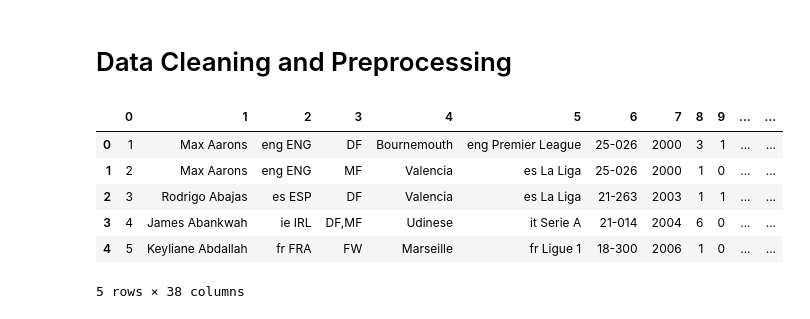
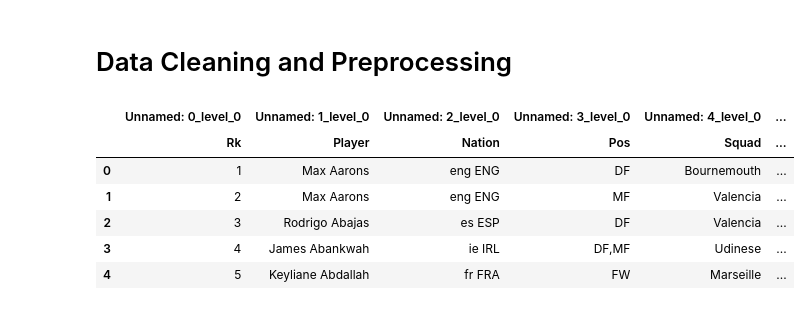
Before and after one commit to DarthJkid/FBREF_Analysis, a Jupyter notebook: Top_Five_Leagues_Player_Analysis.ipynb, the cells around one changed output. Saved outputs shown, nothing was run; the diff lists cells and outputs as text; code cells hidden in the pictures.

```diff
--- a/Top_Five_Leagues_Player_Analysis.ipynb
+++ b/Top_Five_Leagues_Player_Analysis.ipynb
@@ -38,19 +38,13 @@ df
 # %% [markdown]
 # Data Cleaning and Preprocessing
-# %%
-#df.columns = ['_'.join(str(c) for c in col).strip() for col in df.columns.values]
-#df.head()
-# Reset column names to a simple range
-df.columns = range(df.shape[1])
-
-# Apply the desired naming logic
-df.columns = ['_'.join(str(c) for c in col).strip() if isinstance(col, tuple) else str(col).strip() for col in df.columns]
-df.head()
-# %% [output]
-|  | 0 | 1 | 2 | 3 | 4 | 5 | 6 | 7 | 8 | 9 | ... | ... |
-| 0 | 1 | Max Aarons | eng ENG | DF | Bournemouth | eng Premier League | 25-026 | 2000 | 3 | 1 | ... | ... |
-| 1 | 2 | Max Aarons | eng ENG | MF | Valencia | es La Liga | 25-026 | 2000 | 1 | 0 | ... | ... |
-| 2 | 3 | Rodrigo Abajas | es ESP | DF | Valencia | es La Liga | 21-263 | 2003 | 1 | 1 | ... | ... |
-| 3 | 4 | James Abankwah | ie IRL | DF,MF | Udinese | it Serie A | 21-014 | 2004 | 6 | 0 | ... | ... |
-| 4 | 5 | Keyliane Abdallah | fr FRA | FW | Marseille | fr Ligue 1 | 18-300 | 2006 | 1 | 0 | ... | ... |
-5 rows × 38 columns
+# %%
+df = pd.read_html('https://fbref.com/en/comps/Big5/stats/players/Big-5-European-Leagues-Stats', attrs={'id': 'stats_standard'})[0]
+df.head()
+# %% [output]
+|  | Unnamed: 0_level_0 | Unnamed: 1_level_0 | Unnamed: 2_level_0 | Unnamed: 3_level_0 | Unnamed: 4_level_0 | ... |
+|  | Rk | Player | Nation | Pos | Squad | ... |
+| 0 | 1 | Max Aarons | eng ENG | DF | Bournemouth | ... |
+| 1 | 2 | Max Aarons | eng ENG | MF | Valencia | ... |
+| 2 | 3 | Rodrigo Abajas | es ESP | DF | Valencia | ... |
+| 3 | 4 | James Abankwah | ie IRL | DF,MF | Udinese | ... |
+| 4 | 5 | Keyliane Abdallah | fr FRA | FW | Marseille | ... |
```
Also changed, not shown: parts of 5 cells of this notebook.
